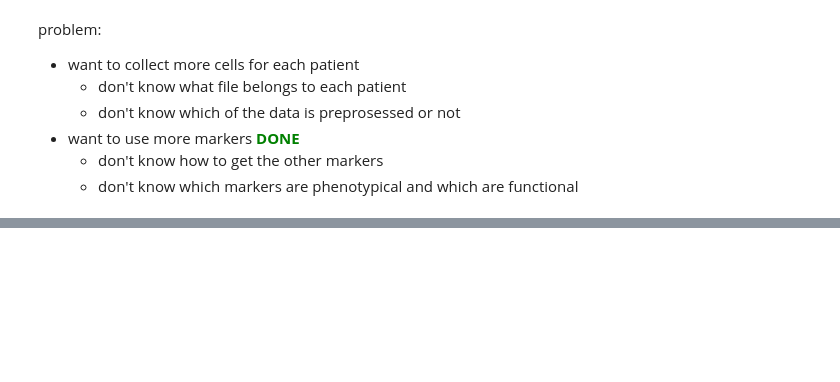
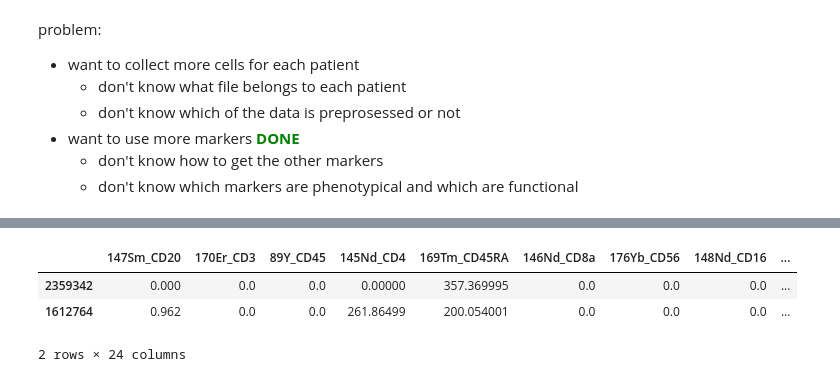
Before and after one commit to fromSA/masterShifu, a Jupyter notebook: RA-DATA.ipynb, the cells around one changed output, grey strips where cells are left out. Cells and saved outputs as stored; diff of their text form; code cells hidden in the pictures; blank space fills up the shorter version.

```diff
--- a/RA-DATA.ipynb
+++ b/RA-DATA.ipynb
@@ -146,0 +162,3 @@ Index(['147Sm_CD20', '170Er_CD3', '89Y_CD45', '145Nd_CD4', '169Tm_CD45RA',
+# %%
+#nr_cells = 20000
+nr_cells = min(minimum_control, minimum_ras) # this gives 3194720 events per group, 6389440 in total for certain datatype.
@@ -146,0 +195,10 @@ Index(['147Sm_CD20', '170Er_CD3', '89Y_CD45', '145Nd_CD4', '169Tm_CD45RA',
+# %%
+%%time
+#df_cp = get_patients(unstim_control, nr_cells, file_path, phenotyping, "control", "KTR")
+#df_rp = get_patients(unstim_ras, nr_cells, file_path, phenotyping, "diseased", "RA")
+
+#df_cf = get_patients(unstim_control, nr_cells, file_path, functional, "control", "KTR")
+#df_rf = get_patients(unstim_ras, nr_cells, file_path, functional, "diseased", "RA")
+
+df_cpf = get_patients(unstim_control, nr_cells, file_path, phenotyping + functional, "control", "KTR")
+df_rpf = get_patients(unstim_ras, nr_cells, file_path, phenotyping + functional, "diseased", "RA")
@@ -146,0 +212,4 @@ Index(['147Sm_CD20', '170Er_CD3', '89Y_CD45', '145Nd_CD4', '169Tm_CD45RA',
+# %%
+#df_p = df_cp.append(df_rp)
+#df_f = df_cf.append(df_rf)
+df_pf = df_cpf.append(df_rpf, ignore_index=True)
@@ -146,0 +232,9 @@ Index(['147Sm_CD20', '170Er_CD3', '89Y_CD45', '145Nd_CD4', '169Tm_CD45RA',
+# %%
+n1, n2 = train_test_split(df_cpf, test_size=0.5, random_state=42, stratify=df_cpf['id'])
+# %%
+df_cpf.loc[n1.index[:2]]
+# %% [output]
+|  | 147Sm_CD20 | 170Er_CD3 | 89Y_CD45 | 145Nd_CD4 | 169Tm_CD45RA | 146Nd_CD8a | 176Yb_CD56 | 148Nd_CD16 | ... |
+| 2359342 | 0.000 | 0.0 | 0.0 | 0.00000 | 357.369995 | 0.0 | 0.0 | 0.0 | ... |
+| 1612764 | 0.962 | 0.0 | 0.0 | 261.86499 | 200.054001 | 0.0 | 0.0 | 0.0 | ... |
+2 rows × 24 columns
```
Also changed, not shown: parts of 41 cells of this notebook, 6 other files.
